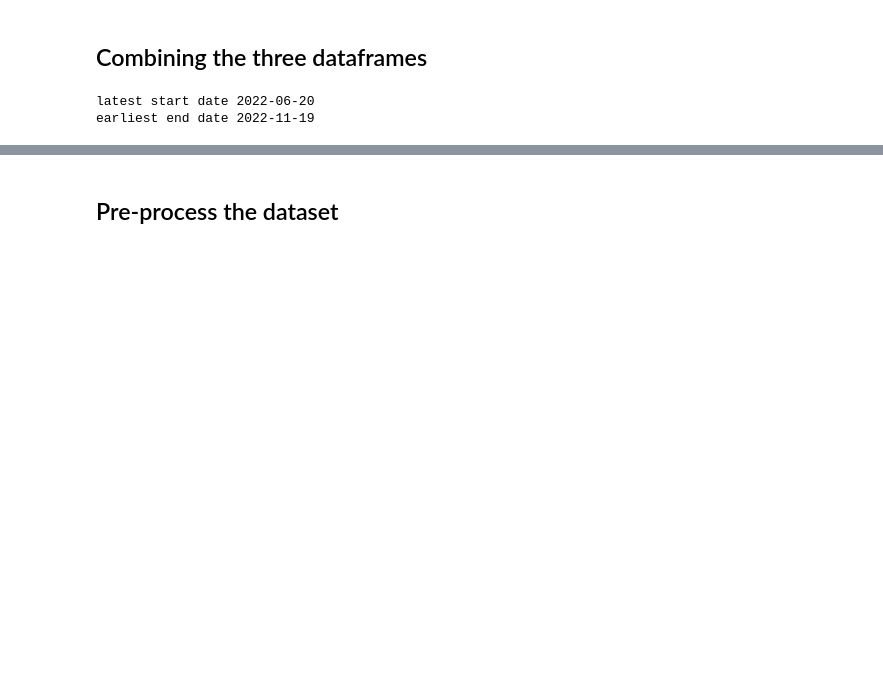
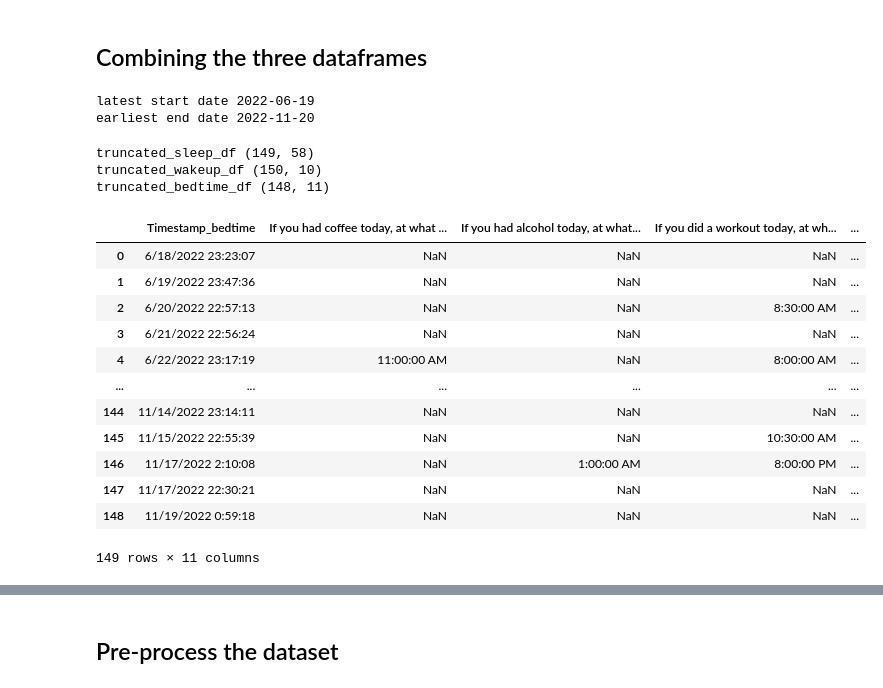
Before and after one commit to thalianajjar/internship_code, a Jupyter notebook: data.ipynb, the cells around one changed output, grey strips where cells are left out. Cells and saved outputs as stored; diff of their text form; code cells hidden in the pictures; blank space fills up the shorter version.

```diff
--- a/data.ipynb
+++ b/data.ipynb
@@ -97,15 +118,15 @@ for index, row in bedtime_df.iterrows():
 # %% [markdown]
 ## Combining the three dataframes
 # %%
-# Finding start and end date of all dataframes
+# Find start and end date of all dataframes
 sleep_start_date = sleep_df.iloc[0]['day']
 sleep_end_date = sleep_df.iloc[-1]['day']
 
-wakeup_start_date = wakeup_df.iloc[0]['Timestamp']
-wakeup_end_date = wakeup_df.iloc[-1]['Timestamp']
+wakeup_start_date = wakeup_df.iloc[0]['day']
+wakeup_end_date = wakeup_df.iloc[-1]['day']
 
-bedtime_start_date = bedtime_df.iloc[0]['Timestamp_bedtime']
-bedtime_end_date = bedtime_df.iloc[-1]['Timestamp_bedtime']
+bedtime_start_date = bedtime_df.iloc[0]['day']
+bedtime_end_date = bedtime_df.iloc[-1]['day']
 
 # Compare two dates and only return the earliest or the latest, depending on what is required
 def compare_two_dates(date1, date2, earliest):
@@ -136,9 +157,52 @@ def compare_three_dates(sleep_date, wakeup_date, bedtime_date, earliest):
         return latest_date
 
 # Determine the time range for which all three data sets simultaneously have data
-latest_start = compare_three_dates(sleep_start_date, wakeup_start_date, bedtime_start_date, earliest = False) + timedelta(days=1)
-earliest_end = compare_three_dates(sleep_end_date, wakeup_end_date, bedtime_end_date, earliest = True) + timedelta(days=-1)
+latest_start = compare_three_dates(sleep_start_date, wakeup_start_date, bedtime_start_date, earliest = False)
+earliest_end = compare_three_dates(sleep_end_date, wakeup_end_date, bedtime_end_date, earliest = True)
 print('latest start date', latest_start, "\nearliest end date", earliest_end)
 # %% [output]
-latest start date 2022-06-20
-earliest end date 2022-11-19
+latest start date 2022-06-19
+earliest end date 2022-11-20
+# %%
+# Cut the data sets so that they only cover the period [latest_start, earliest_end]
+def cut_df(df, start, end):
+    truncated_df = pd.DataFrame()
+    for index, row in df.iterrows():
+        sleep_date = row['day']
+        # Only add the data starting the latest_start
+        if sleep_date < start:
+            continue
+
+        # End  if the earliest_end is reached
+        if (sleep_date >= end):
+            break
+
+        truncated_df = truncated_df.append(pd.DataFrame(row).transpose(), ignore_index=True)
+
+    return truncated_df
+
+truncated_sleep_df = cut_df(sleep_df, latest_start, earliest_end)
+truncated_wakeup_df = cut_df(wakeup_df, latest_start, earliest_end)
+truncated_bedtime_df = cut_df(bedtime_df, latest_start, earliest_end)
+
+print('truncated_sleep_df', truncated_sleep_df.shape, '\ntruncated_wakeup_df', truncated_wakeup_df.shape, '\ntruncated_bedtime_df', truncated_bedtime_df.shape)
+# %% [output]
+truncated_sleep_df (149, 58)
+truncated_wakeup_df (150, 10)
+truncated_bedtime_df (148, 11)
+# %%
+bedtime_df
+# %% [output]
+|  | Timestamp_bedtime | If you had coffee today, at what ... | If you had alcohol today, at what... | If you did a workout today, at wh... | ... |
+| 0 | 6/18/2022 23:23:07 | NaN | NaN | NaN | ... |
+| 1 | 6/19/2022 23:47:36 | NaN | NaN | NaN | ... |
+| 2 | 6/20/2022 22:57:13 | NaN | NaN | 8:30:00 AM | ... |
+| 3 | 6/21/2022 22:56:24 | NaN | NaN | NaN | ... |
+| 4 | 6/22/2022 23:17:19 | 11:00:00 AM | NaN | 8:00:00 AM | ... |
+| ... | ... | ... | ... | ... | ... |
+| 144 | 11/14/2022 23:14:11 | NaN | NaN | NaN | ... |
+| 145 | 11/15/2022 22:55:39 | NaN | NaN | 10:30:00 AM | ... |
+| 146 | 11/17/2022 2:10:08 | NaN | 1:00:00 AM | 8:00:00 PM | ... |
+| 147 | 11/17/2022 22:30:21 | NaN | NaN | NaN | ... |
+| 148 | 11/19/2022 0:59:18 | NaN | NaN | NaN | ... |
+149 rows × 11 columns
```
Also changed, not shown: parts of 13 cells of this notebook.
